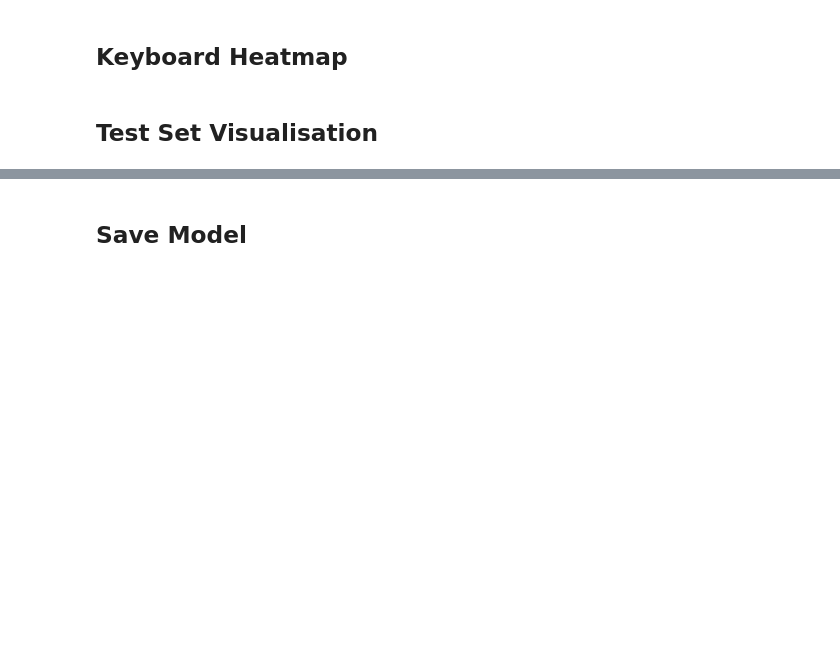
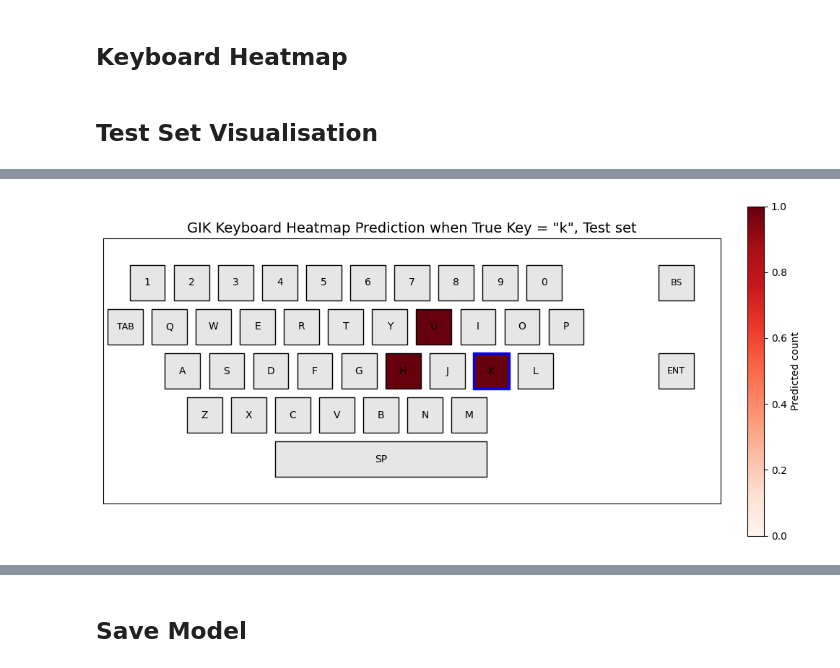
Before and after one commit to Perceptron-GIK/perceptron-gik, a Jupyter notebook: train_model.ipynb, the cells around one changed output, grey strips where cells are left out. Cells and saved outputs as stored; diff of their text form; code cells hidden in the pictures; blank space fills up the shorter version.

```diff
--- a/train_model.ipynb
+++ b/train_model.ipynb
@@ -284,5 +421,7 @@ plot_virtual_keyboard_heatmap(cm_orig, 'd', 'Test')
 # %%
-plot_virtual_keyboard_heatmap(cm_orig, 's', 'Test')
+plot_virtual_keyboard_heatmap(cm_orig, 'k', 'Test')
+# %% [output]
+[figure, added]
 # %%
 cm_orig_val = compute_confusion_matrix_40x40(
     trainer.val_dataset,
```
Also changed, not shown: parts of 15 cells of this notebook, 7 other files.
